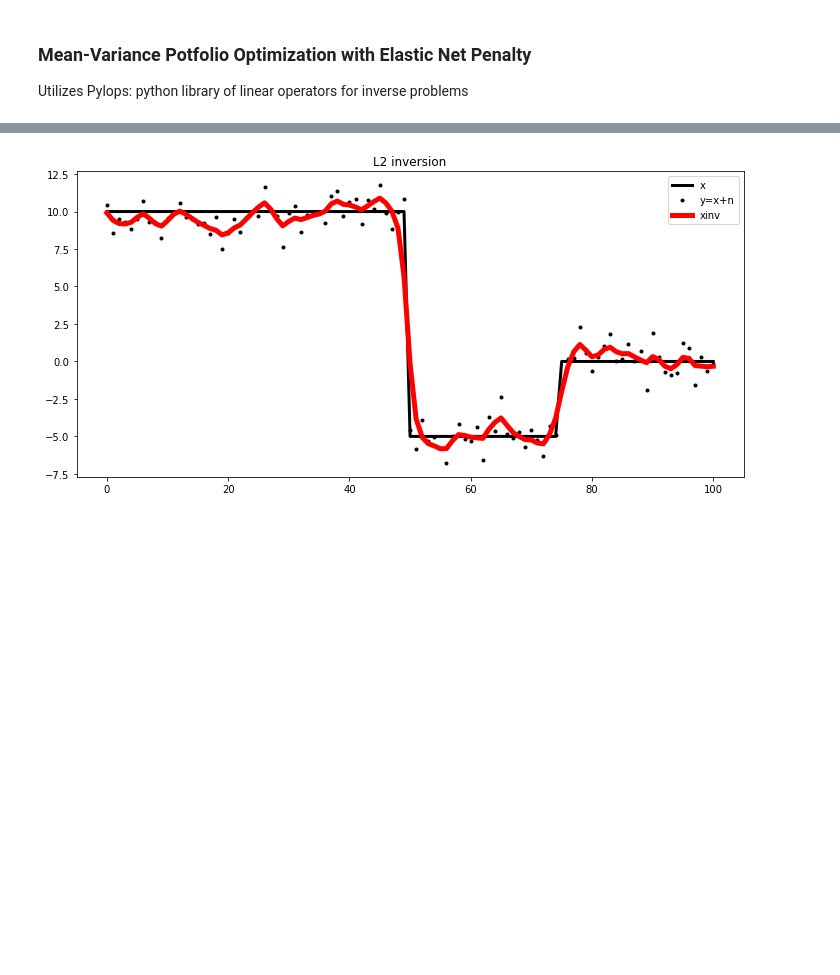
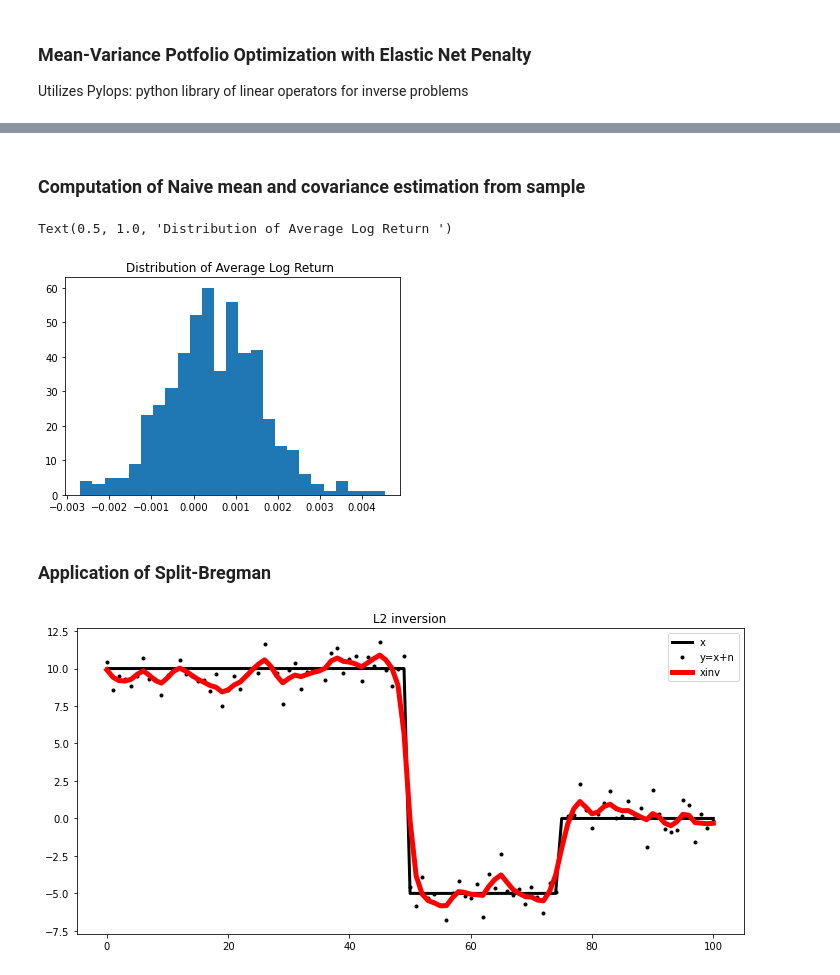
Before and after one commit to jasonbohne123/Split_Bregman_MPT, a Jupyter notebook: Split_Bregman_Portfolio.ipynb, the cells around one changed output, grey strips where cells are left out. Drawn from its saved outputs; the diff is of its cells as text; code cells hidden in the pictures; blank space fills up the shorter version.

Commit message:
naive mean and cov estimate

```diff
--- a/Split_Bregman.ipynb
+++ b/Split_Bregman_Portfolio.ipynb
@@ -27,0 +10,7 @@ plt.tight_layout()
+# %%
+equity_data=pd.read_csv('equity_data_2021.csv')
+equity_data.index=equity_data['Date']
+equity_data=equity_data.drop(columns=['Date'])
+
+returns=np.log(equity_data/equity_data.shift(1)).dropna()
+returns
@@ -27,0 +32,2 @@ plt.tight_layout()
+# %% [markdown]
+### Computation of Naive mean and covariance estimation from sample
@@ -28,3 +37,11 @@ plt.tight_layout()
+# %%
+bins=plt.hist(returns.mean(),bins=25)
+plt.title("Distribution of Average Log Return ")
+# %% [output]
+Text(0.5, 1.0, 'Distribution of Average Log Return ')
+[figure, added]
+# %% [markdown]
+### Application of Split-Bregman
 # %%
 D2op = pylops.SecondDerivative(nx, edge=True)
 lamda = 1e2
```
Also changed, not shown: parts of 5 cells of this notebook.
